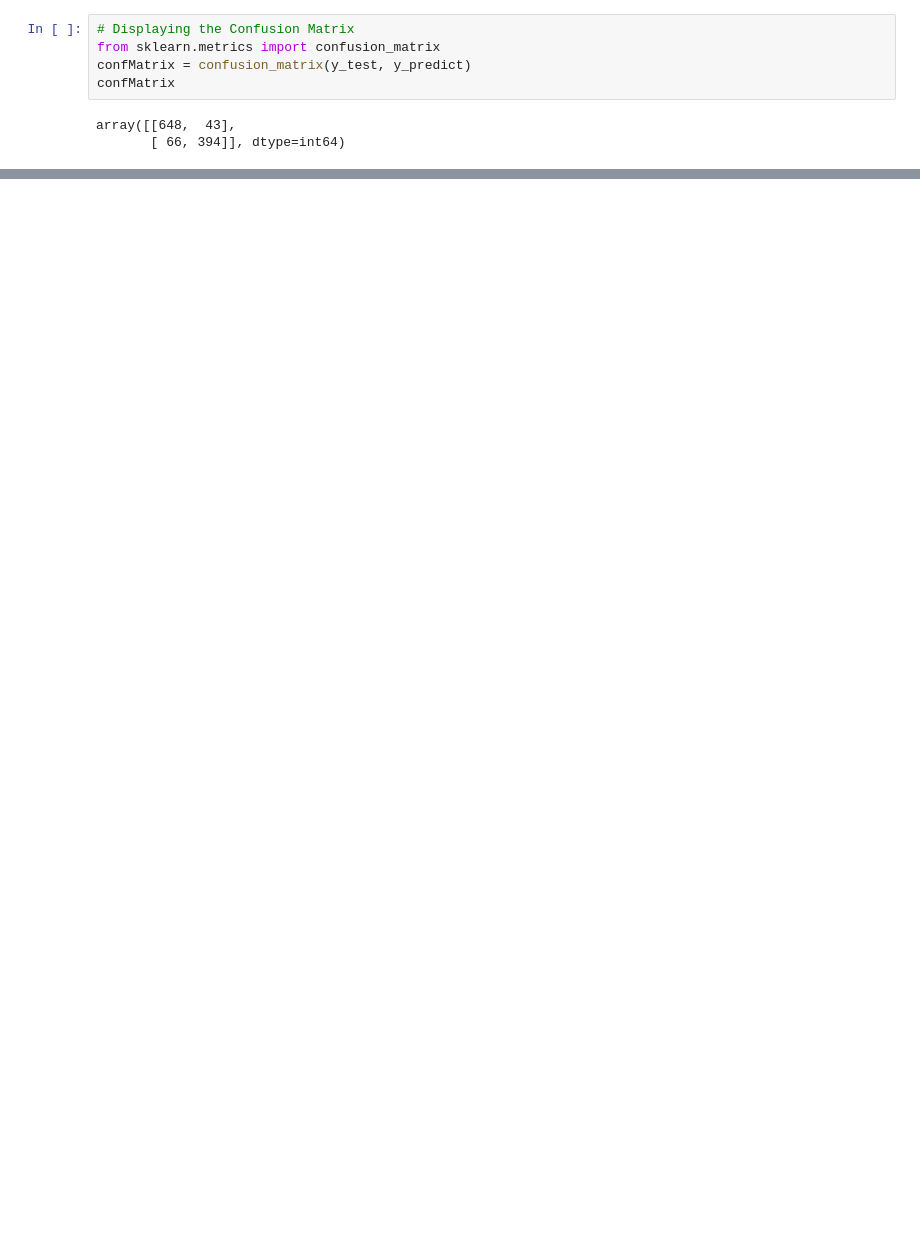
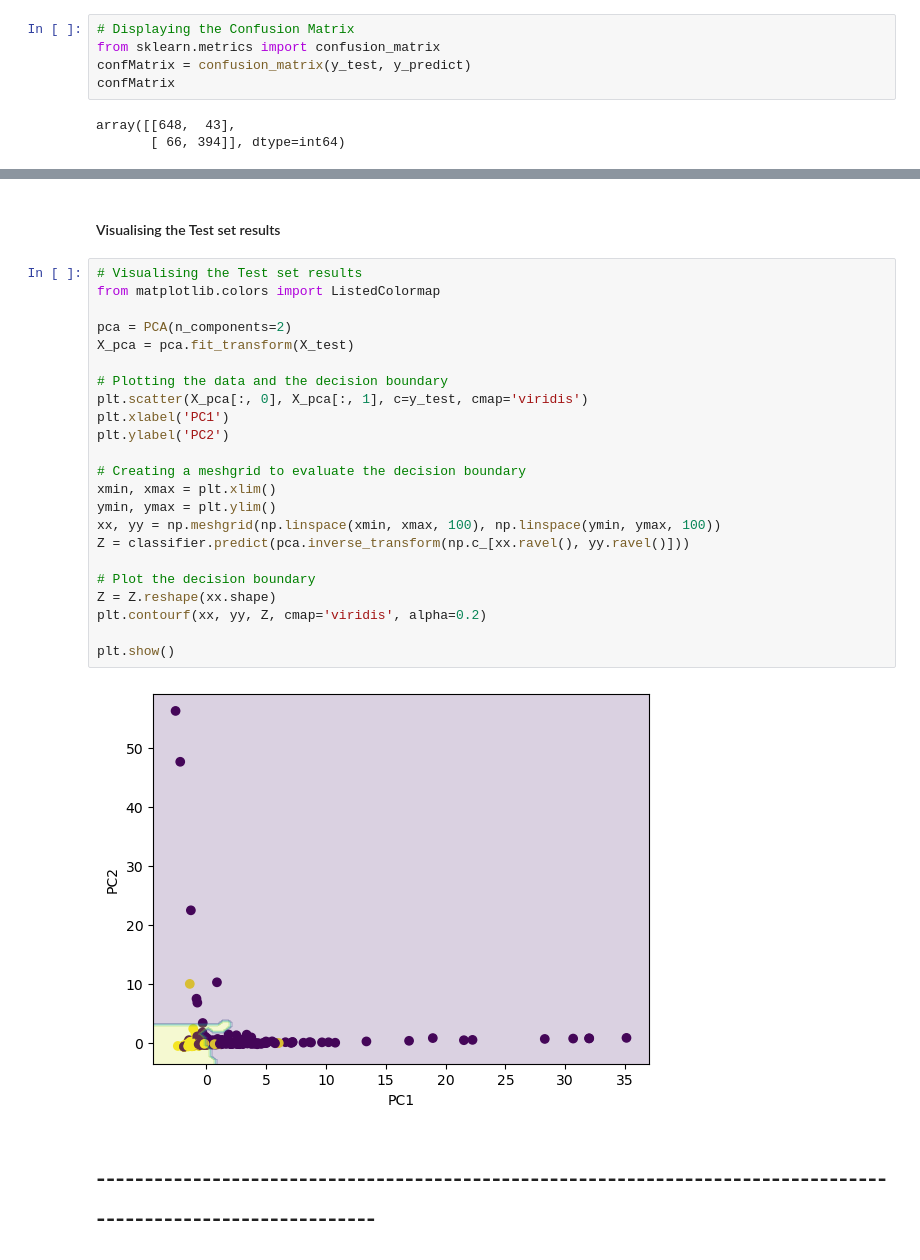
Before and after one commit to AbdullahShiraz/Email_Classification_using_ML, a Jupyter notebook: Model.ipynb, the cells around one changed output, grey strips where cells are left out. Saved outputs shown, nothing was run; the diff lists cells and outputs as text; blank space fills up the shorter version.

```diff
--- a/Model.ipynb
+++ b/Model.ipynb
@@ -413,0 +501,29 @@ knn_gscv.best_score_
+# %% [markdown]
+#### Visualising the Test set results
+# %%
+# Visualising the Test set results
+from matplotlib.colors import ListedColormap
+
+pca = PCA(n_components=2)
+X_pca = pca.fit_transform(X_test)
+
+# Plotting the data and the decision boundary
+plt.scatter(X_pca[:, 0], X_pca[:, 1], c=y_test, cmap='viridis')
+plt.xlabel('PC1')
+plt.ylabel('PC2')
+
+# Creating a meshgrid to evaluate the decision boundary
+xmin, xmax = plt.xlim()
+ymin, ymax = plt.ylim()
+xx, yy = np.meshgrid(np.linspace(xmin, xmax, 100), np.linspace(ymin, ymax, 100))
+Z = classifier.predict(pca.inverse_transform(np.c_[xx.ravel(), yy.ravel()]))
+
+# Plot the decision boundary
+Z = Z.reshape(xx.shape)
+plt.contourf(xx, yy, Z, cmap='viridis', alpha=0.2)
+
+plt.show()
+# %% [output]
+[figure, added]
+# %% [markdown]
+# ---------------------------------------------------------------------------------------------------------------
```
Also changed, not shown: parts of 50 cells of this notebook.
